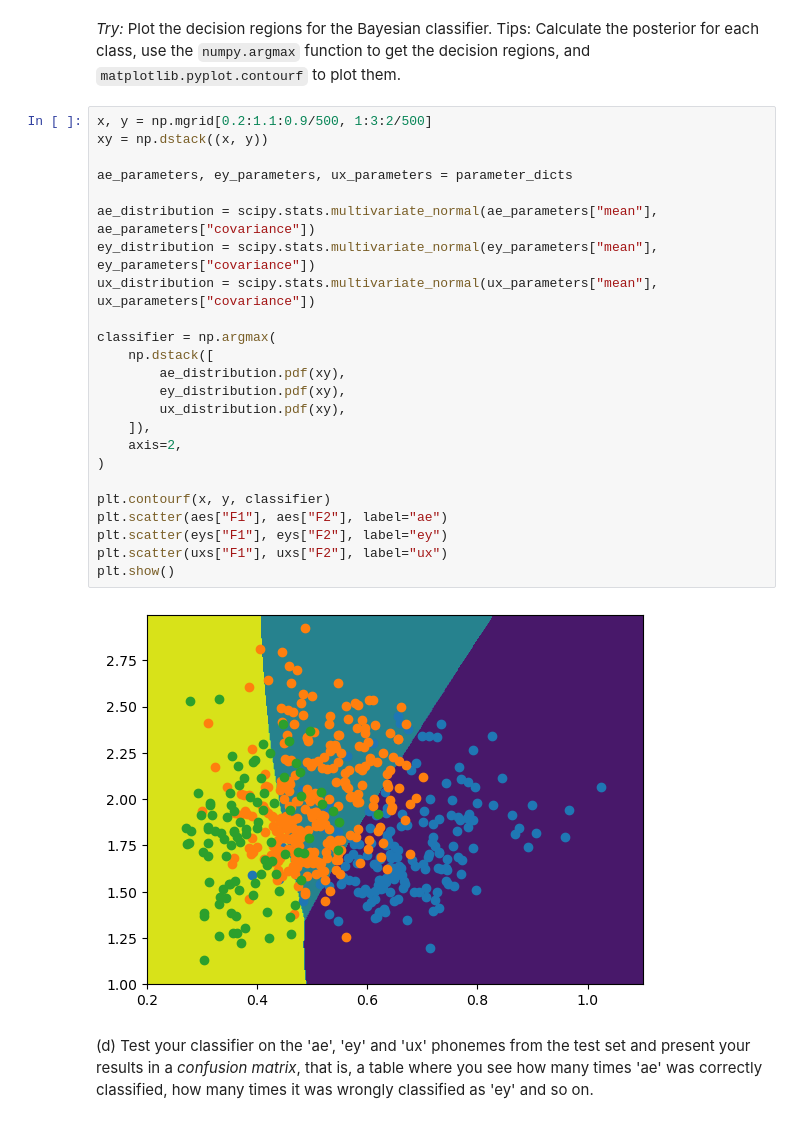
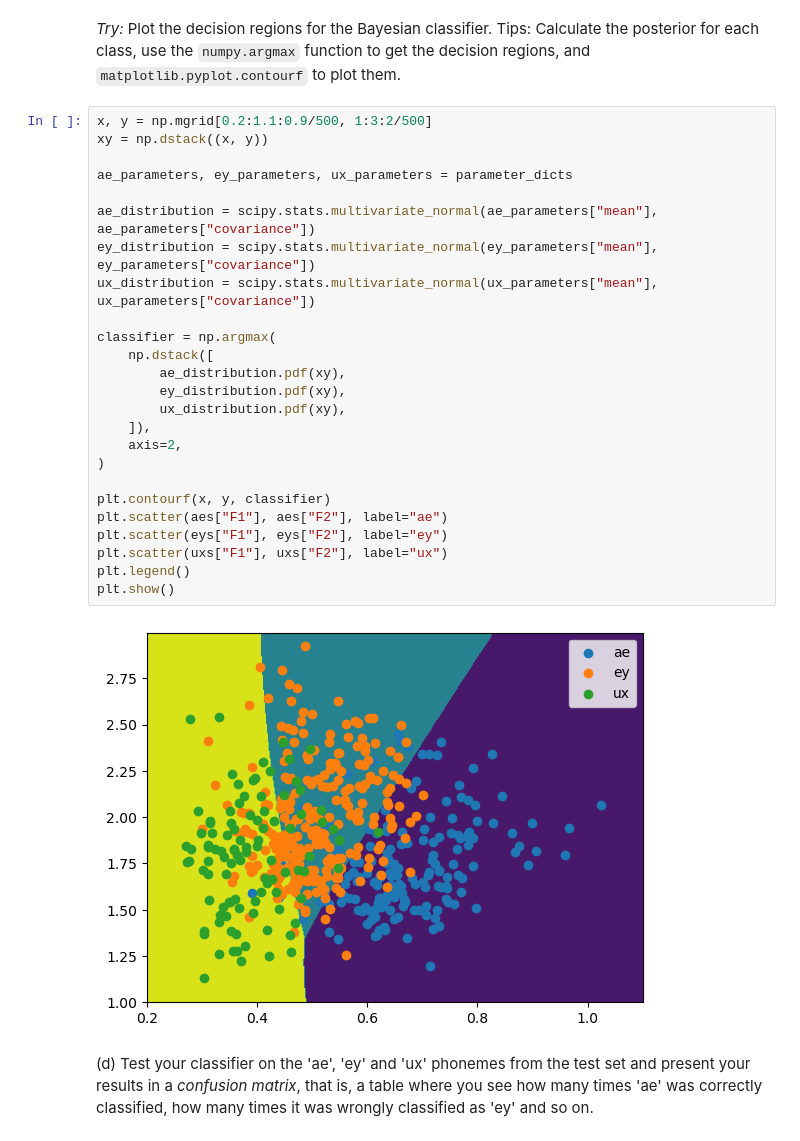
Before and after one commit to sigurdo/maskinlaring_for-signalbehandling, a Jupyter notebook: oving_2/TTT4185_assignment_2_2022_09_30.ipynb, the cells around one changed output. Saved outputs shown, nothing was run; the diff lists cells and outputs as text.

Commit message:
Add some legends

```diff
--- a/oving_2/TTT4185_assignment_2_2022_09_30.ipynb
+++ b/oving_2/TTT4185_assignment_2_2022_09_30.ipynb
@@ -135,29 +136,30 @@ plt.show()
 # %%
 x, y = np.mgrid[0.2:1.1:0.9/500, 1:3:2/500]
 xy = np.dstack((x, y))
 
 ae_parameters, ey_parameters, ux_parameters = parameter_dicts
 
 ae_distribution = scipy.stats.multivariate_normal(ae_parameters["mean"], ae_parameters["covariance"])
 ey_distribution = scipy.stats.multivariate_normal(ey_parameters["mean"], ey_parameters["covariance"])
 ux_distribution = scipy.stats.multivariate_normal(ux_parameters["mean"], ux_parameters["covariance"])
 
 classifier = np.argmax(
     np.dstack([
         ae_distribution.pdf(xy),
         ey_distribution.pdf(xy),
         ux_distribution.pdf(xy),
     ]),
     axis=2,
 )
 
 plt.contourf(x, y, classifier)
 plt.scatter(aes["F1"], aes["F2"], label="ae")
 plt.scatter(eys["F1"], eys["F2"], label="ey")
 plt.scatter(uxs["F1"], uxs["F2"], label="ux")
+plt.legend()
 plt.show()
 # %% [output]
-[figure, old version]
+[figure, new version]
 # %% [markdown]
 (d) Test your classifier on the 'ae', 'ey' and 'ux' phonemes from the test set and present your results in a _confusion matrix_, that is, a table where you see how many times 'ae' was correctly classified, how many times it was wrongly classified as 'ey' and so on.
 # %%
```
Also changed, not shown: parts of 1 cell of this notebook.
